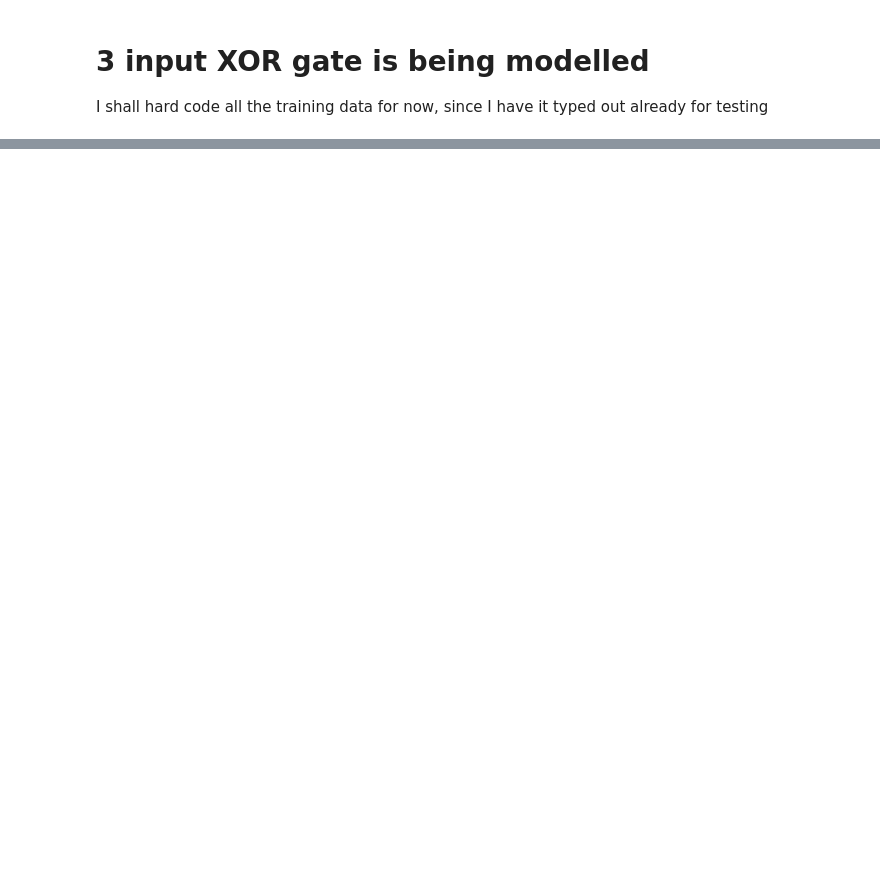
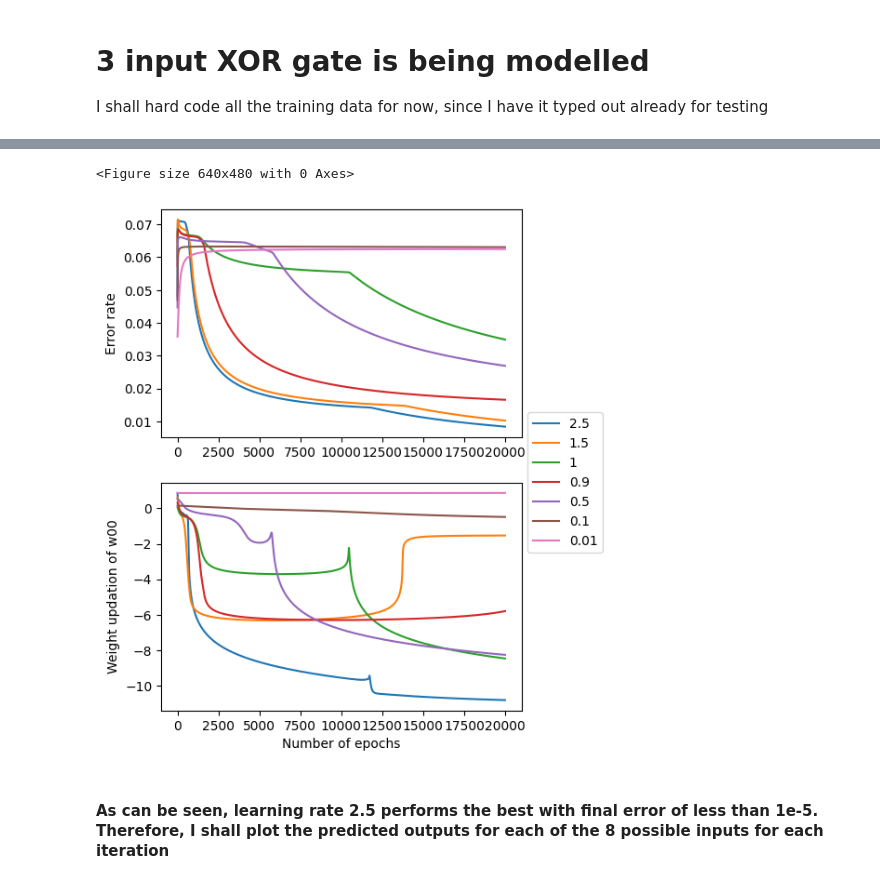
Before and after one commit to VenkataRamanaRao5/MLLab, a Jupyter notebook: week5/back_propagation.ipynb, the cells around one changed output, grey strips where cells are left out. Drawn from its saved outputs; the diff is of its cells as text; code cells hidden in the pictures; blank space fills up the shorter version.

```diff
--- a/week5/back_propagation.ipynb
+++ b/week5/back_propagation.ipynb
@@ -131,0 +199,8 @@ Error = 4.319666687541849e-08
+# %%
+plot()
+# %% [output]
+<Figure size 640x480 with 0 Axes>
+[figure, added]
+# %% [markdown]
+<h4> As can be seen, learning rate 2.5 performs the best with final error of less than 1e-5.
+Therefore, I shall plot the predicted outputs for each of the 8 possible inputs for each iteration </h3>
```
Also changed, not shown: parts of 26 cells of this notebook.
